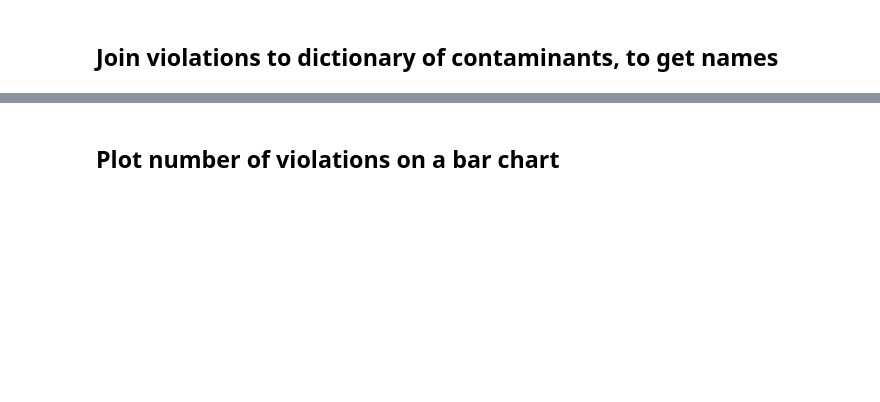
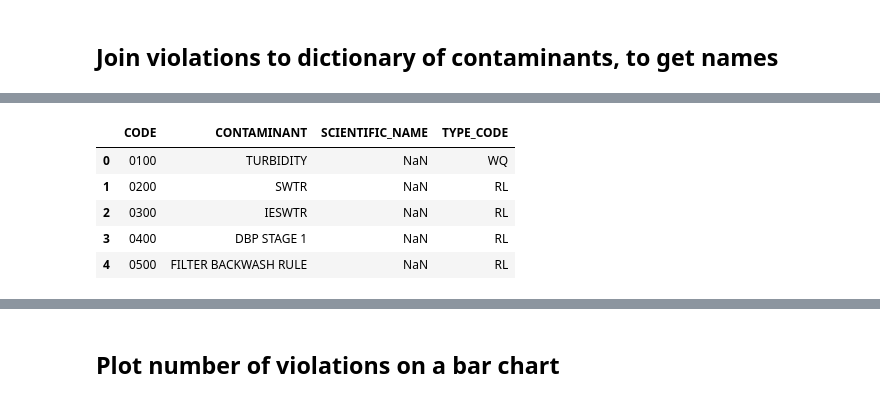
Before and after one commit to codeforboston/safe-water, a Jupyter notebook: code/python/notebooks/eda_charts.ipynb, the cells around one changed output, grey strips where cells are left out. Cells and saved outputs as stored; diff of their text form; code cells hidden in the pictures; blank space fills up the shorter version.

```diff
--- a/code/python/notebooks/eda_charts.ipynb
+++ b/code/python/notebooks/eda_charts.ipynb
@@ -80 +79,13 @@ drinking_water_regs.head()
+# %%
+contaminant_codes = pd.read_csv(os.path.join(data_dir, 'sdwis/contaminant-codes.csv'), sep=',', \
+                               dtype={'CODE': np.str})
+contaminant_codes = contaminant_codes.rename(index=str, columns={"NAME": "CONTAMINANT"})
+contaminant_codes.head()
+# %% [output]
+|  | CODE | CONTAMINANT | SCIENTIFIC_NAME | TYPE_CODE |
+| 0 | 0100 | TURBIDITY | NaN | WQ |
+| 1 | 0200 | SWTR | NaN | RL |
+| 2 | 0300 | IESWTR | NaN | RL |
+| 3 | 0400 | DBP STAGE 1 | NaN | RL |
+| 4 | 0500 | FILTER BACKWASH RULE | NaN | RL |
 # %%
```
Also changed, not shown: parts of 7 cells of this notebook.
